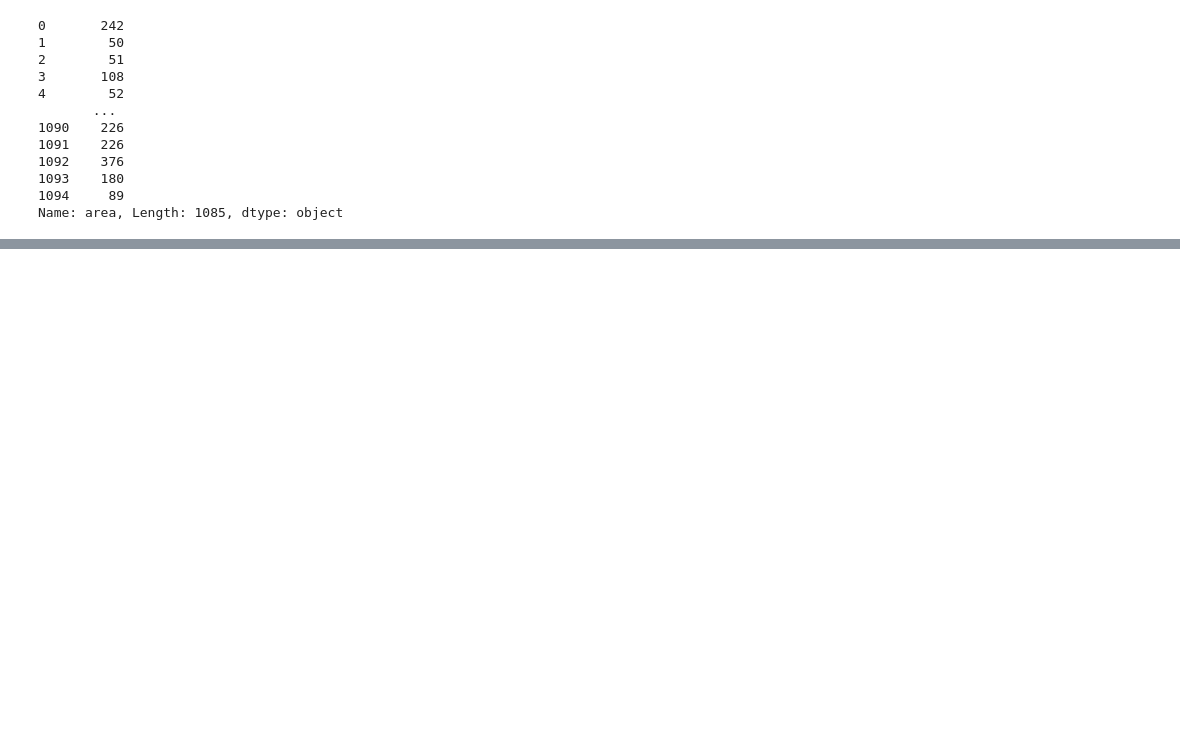
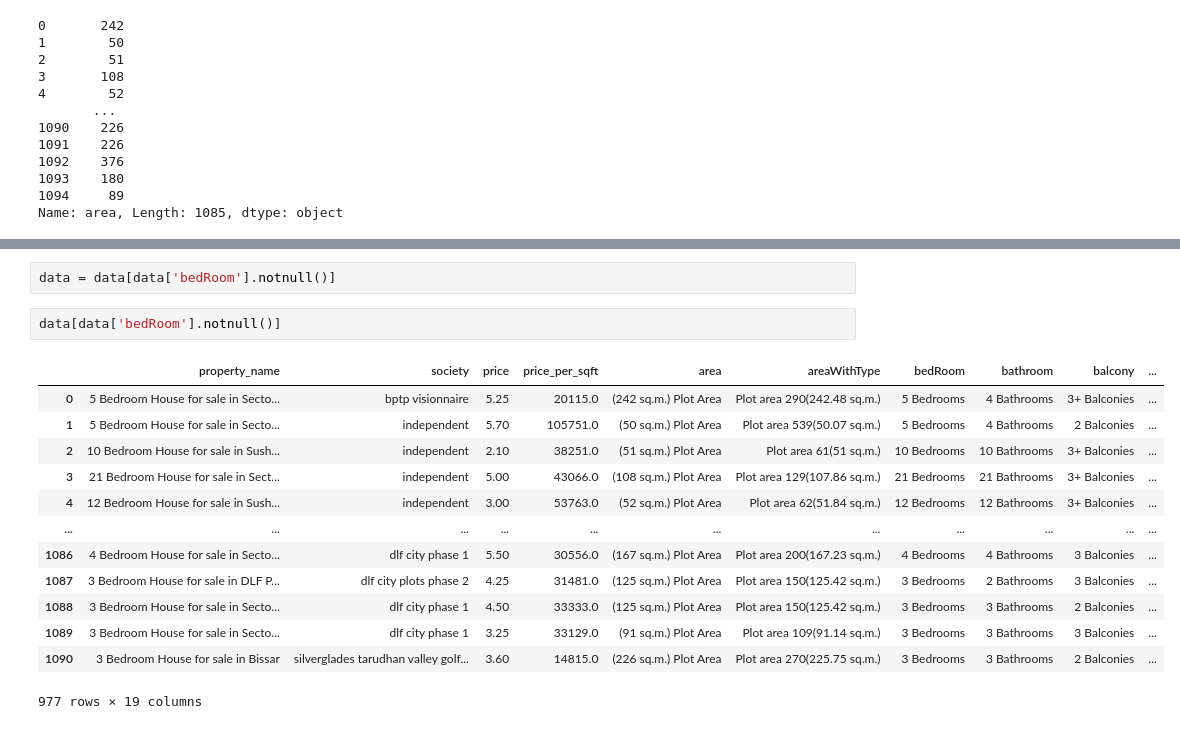
Before and after one commit to Tanwar-Aastha/Property-price-prediction, a Jupyter notebook: notebook/data_cleaning/houses_preprocessing.ipynb, the cells around one changed output, grey strips where cells are left out. Saved outputs shown, nothing was run; the diff lists cells and outputs as text; blank space fills up the shorter version.

```diff
--- a/notebook/data_cleaning/houses_preprocessing.ipynb
+++ b/notebook/data_cleaning/houses_preprocessing.ipynb
@@ -275,0 +340,18 @@ Name: area, Length: 1085, dtype: object
+# %%
+data = data[data['bedRoom'].notnull()]
+# %%
+data[data['bedRoom'].notnull()]
+# %% [output]
+|  | property_name | society | price | price_per_sqft | area | areaWithType | bedRoom | bathroom | balcony | ... |
+| 0 | 5 Bedroom House for sale in Secto... | bptp visionnaire | 5.25 | 20115.0 | (242 sq.m.) Plot Area | Plot area 290(242.48 sq.m.) | 5 Bedrooms | 4 Bathrooms | 3+ Balconies | ... |
+| 1 | 5 Bedroom House for sale in Secto... | independent | 5.70 | 105751.0 | (50 sq.m.) Plot Area | Plot area 539(50.07 sq.m.) | 5 Bedrooms | 4 Bathrooms | 2 Balconies | ... |
+| 2 | 10 Bedroom House for sale in Sush... | independent | 2.10 | 38251.0 | (51 sq.m.) Plot Area | Plot area 61(51 sq.m.) | 10 Bedrooms | 10 Bathrooms | 3+ Balconies | ... |
+| 3 | 21 Bedroom House for sale in Sect... | independent | 5.00 | 43066.0 | (108 sq.m.) Plot Area | Plot area 129(107.86 sq.m.) | 21 Bedrooms | 21 Bathrooms | 3+ Balconies | ... |
+| 4 | 12 Bedroom House for sale in Sush... | independent | 3.00 | 53763.0 | (52 sq.m.) Plot Area | Plot area 62(51.84 sq.m.) | 12 Bedrooms | 12 Bathrooms | 3+ Balconies | ... |
+| ... | ... | ... | ... | ... | ... | ... | ... | ... | ... | ... |
+| 1086 | 4 Bedroom House for sale in Secto... | dlf city phase 1 | 5.50 | 30556.0 | (167 sq.m.) Plot Area | Plot area 200(167.23 sq.m.) | 4 Bedrooms | 4 Bathrooms | 3 Balconies | ... |
+| 1087 | 3 Bedroom House for sale in DLF P... | dlf city plots phase 2 | 4.25 | 31481.0 | (125 sq.m.) Plot Area | Plot area 150(125.42 sq.m.) | 3 Bedrooms | 2 Bathrooms | 3 Balconies | ... |
+| 1088 | 3 Bedroom House for sale in Secto... | dlf city phase 1 | 4.50 | 33333.0 | (125 sq.m.) Plot Area | Plot area 150(125.42 sq.m.) | 3 Bedrooms | 3 Bathrooms | 2 Balconies | ... |
+| 1089 | 3 Bedroom House for sale in Secto... | dlf city phase 1 | 3.25 | 33129.0 | (91 sq.m.) Plot Area | Plot area 109(91.14 sq.m.) | 3 Bedrooms | 3 Bathrooms | 3 Balconies | ... |
+| 1090 | 3 Bedroom House for sale in Bissar | silverglades tarudhan valley golf... | 3.60 | 14815.0 | (226 sq.m.) Plot Area | Plot area 270(225.75 sq.m.) | 3 Bedrooms | 3 Bathrooms | 2 Balconies | ... |
+977 rows × 19 columns
```
Also changed, not shown: parts of 6 cells of this notebook.
